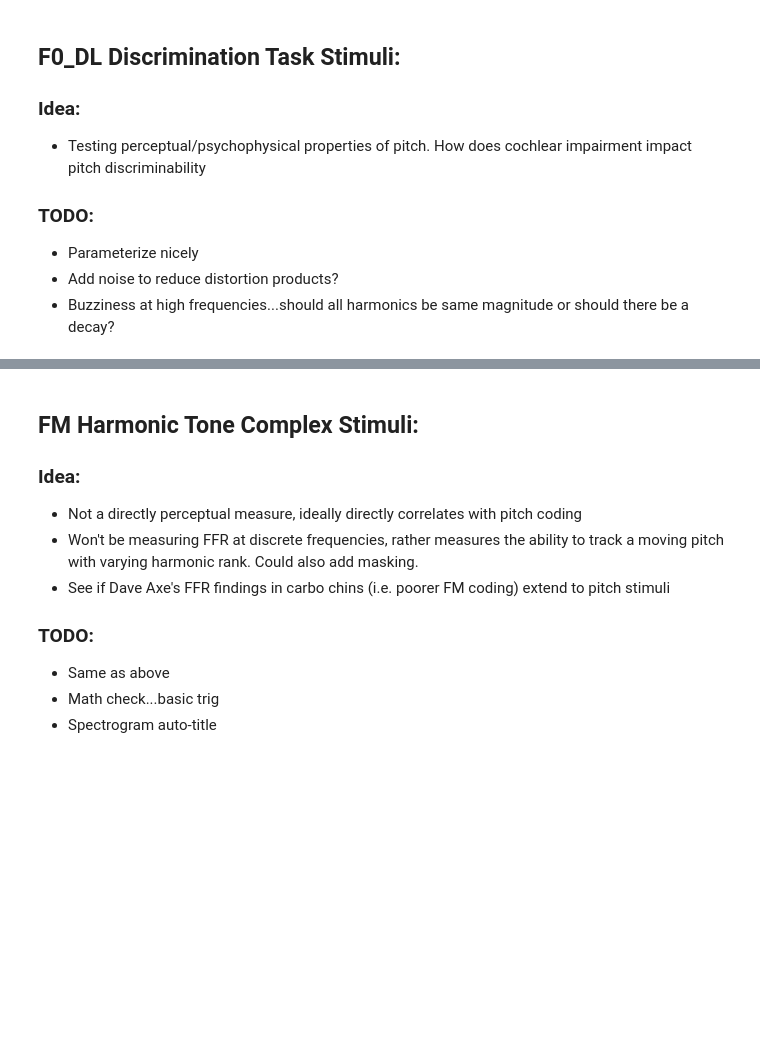
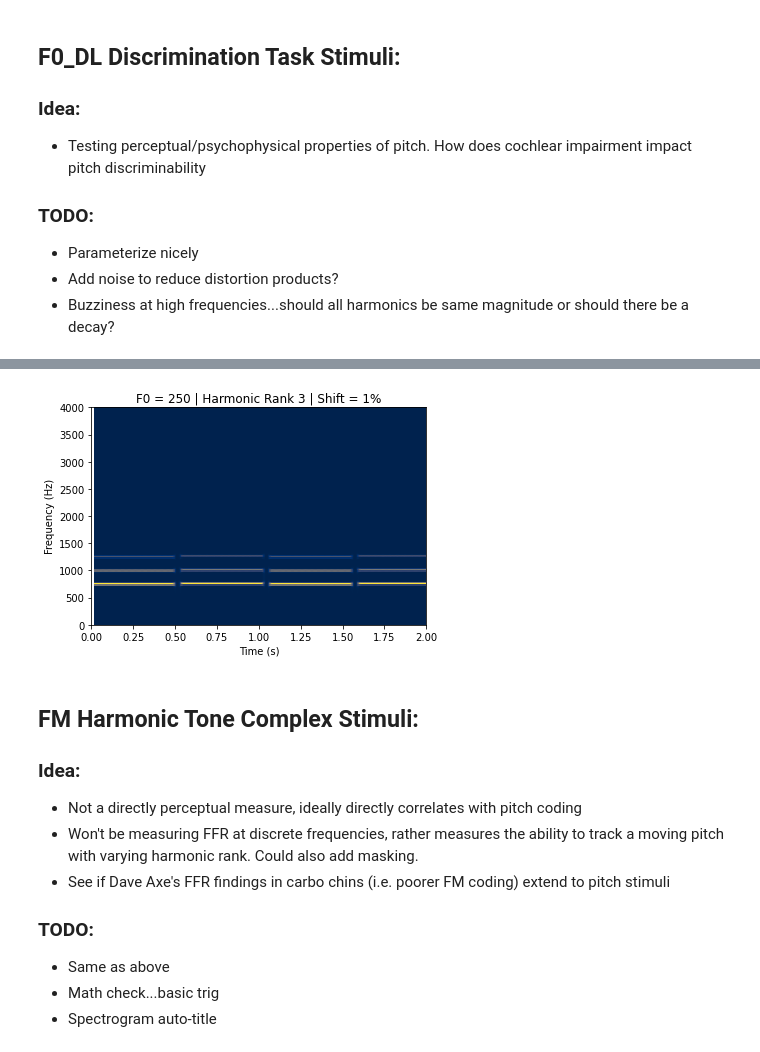
Before and after one commit to sivaprakasaman/Python_Coding_Toolbox, a Jupyter notebook: signal_processing/pitch/Pitch_Stimuli_Scratch.ipynb, the cells around one changed output, grey strips where cells are left out. Drawn from its saved outputs; the diff is of its cells as text; code cells hidden in the pictures; blank space fills up the shorter version.

Commit message:
updating pitch workbook

```diff
--- a/signal_processing/pitch/Pitch_Stimuli_Scratch.ipynb
+++ b/signal_processing/pitch/Pitch_Stimuli_Scratch.ipynb
@@ -68,3 +100,22 @@ sound(signal,fs,fname = 'f0dl.wav',savefile = 0)
+# %%
+F0 = 250;
+shift = .3e-2;
+harm_rank = 16;
+tot_harm = 18;
+
+fs = 44100
+atten = .5;
+spacing = .03;
+dur_sec = .5;
+ramp_dur = 0.2;
+
+###################################################################################################################
+signal, time = pitch_discrim(F0 = 250);
+get_spect(signal, fs, DR = 30, BW = 100, xlim = [0,2], ylim = [0,4e3],
+          colormap = 'cividis', title = 'F0 = 250 | Harmonic Rank 3 | Shift = 1%');
+ipd.Audio(signal2, rate = fs)
+# %% [output]
+[figure, added]
 # %% [markdown]
 ## FM Harmonic Tone Complex Stimuli:
 ### Idea:
```
Also changed, not shown: parts of 4 cells of this notebook.
